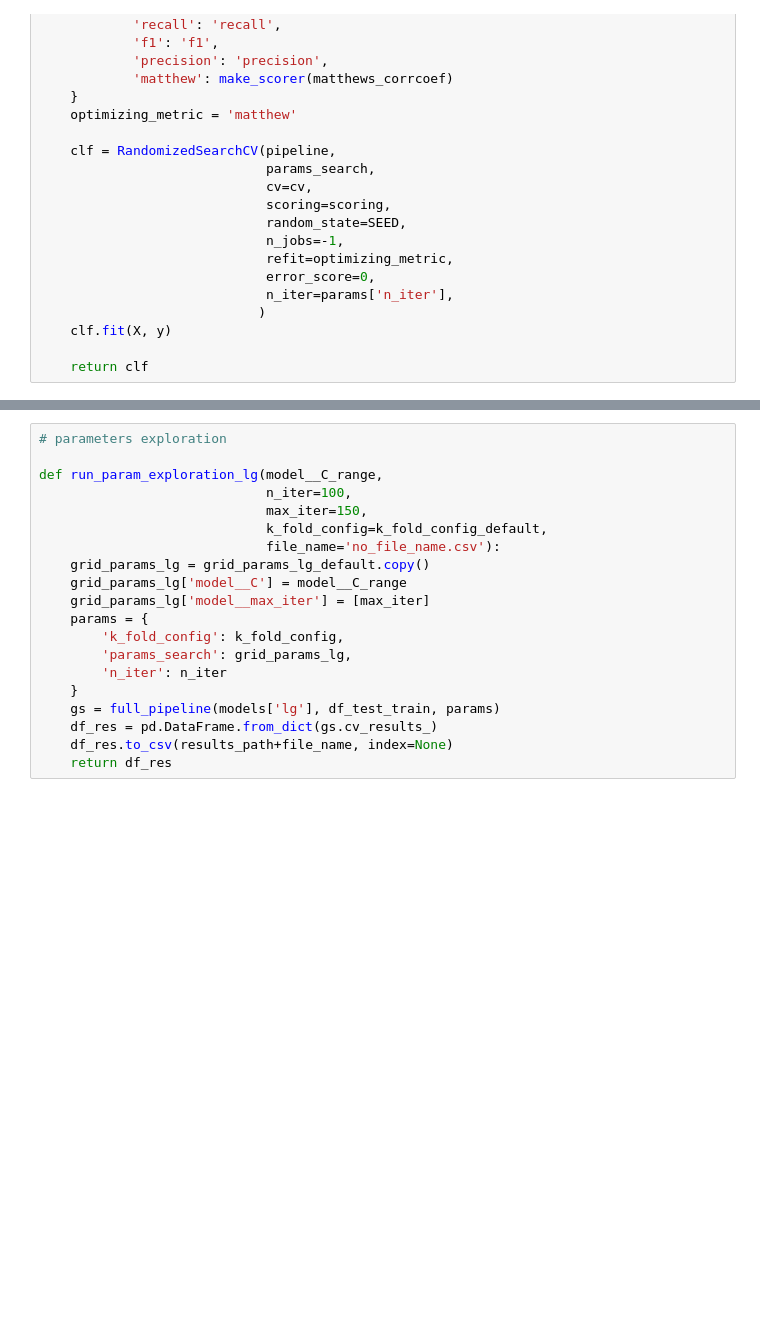
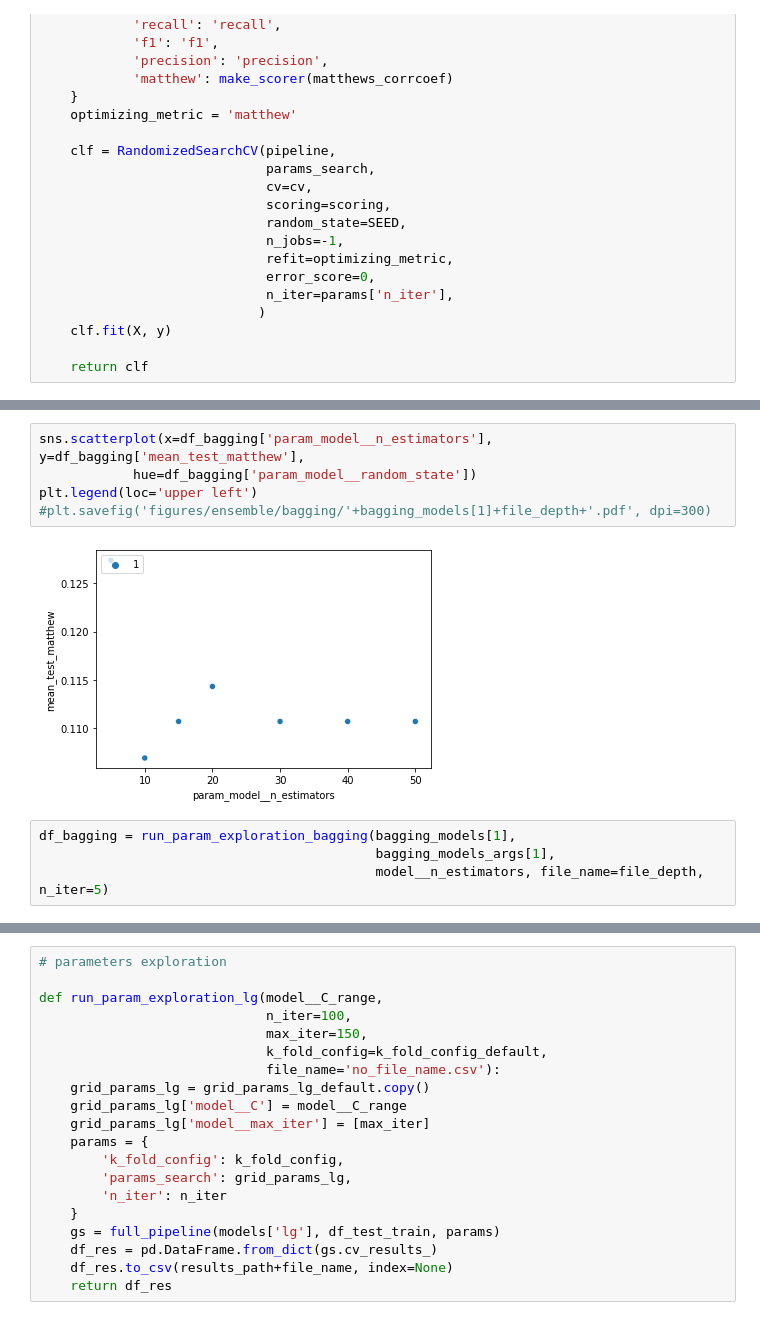
Before and after one commit to beluticona/licentiate-thesis-repo, a Jupyter notebook: notebooks/2-ensembles/2.2-mbto-homogeneous-ensemble-grid_search-Copy1.ipynb, the cells around one changed output, grey strips where cells are left out. Drawn from its saved outputs; the diff is of its cells as text; blank space fills up the shorter version.

```diff
--- a/notebooks/2-ensembles/2.2-mbto-homogeneous-ensemble-grid_search-Copy1.ipynb
+++ b/notebooks/2-ensembles/2.2-mbto-homogeneous-ensemble-grid_search-Copy1.ipynb
@@ -255,0 +370,11 @@ params_example = {
+# %%
+sns.scatterplot(x=df_bagging['param_model__n_estimators'], y=df_bagging['mean_test_matthew'],
+            hue=df_bagging['param_model__random_state'])
+plt.legend(loc='upper left')
+#plt.savefig('figures/ensemble/bagging/'+bagging_models[1]+file_depth+'.pdf', dpi=300)
+# %% [output]
+[figure, added]
+# %%
+df_bagging = run_param_exploration_bagging(bagging_models[1],
+                                           bagging_models_args[1],
+                                           model__n_estimators, file_name=file_depth, n_iter=5)
```
Also changed, not shown: parts of 10 cells of this notebook, 26 other files.
